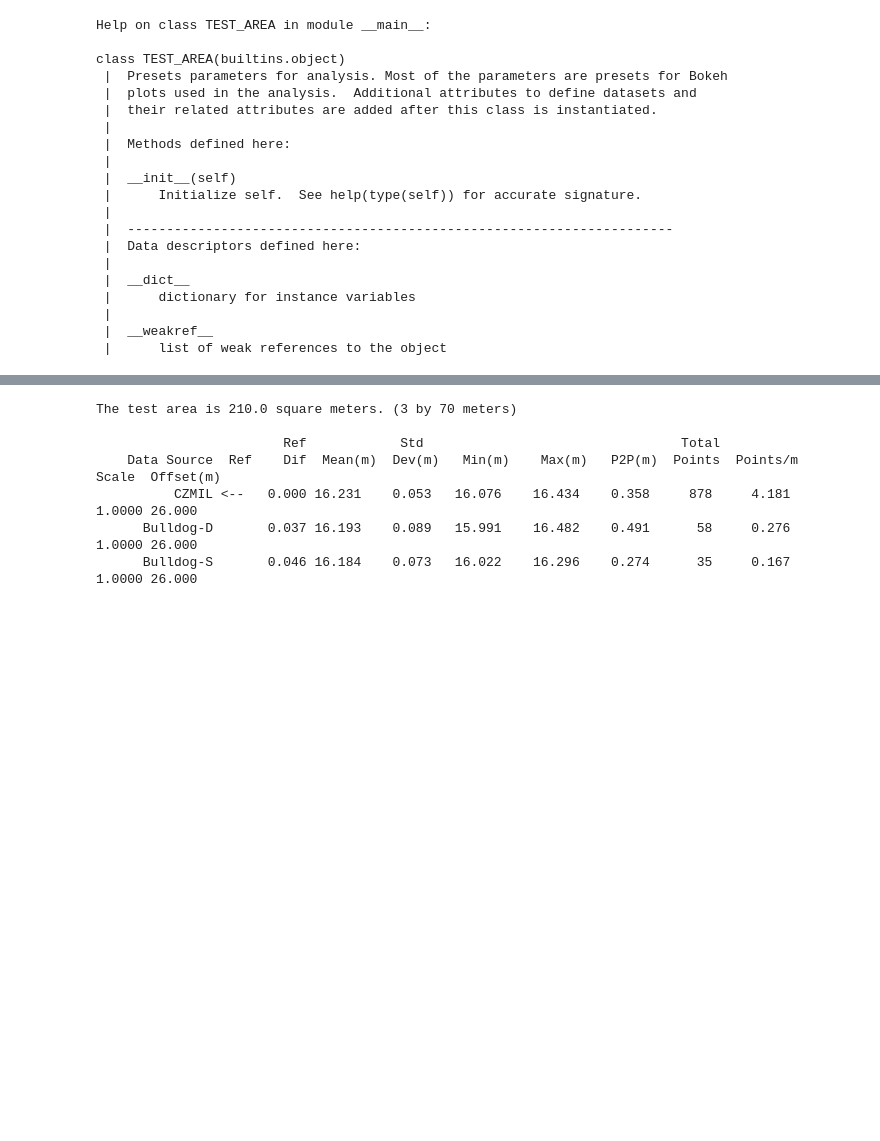
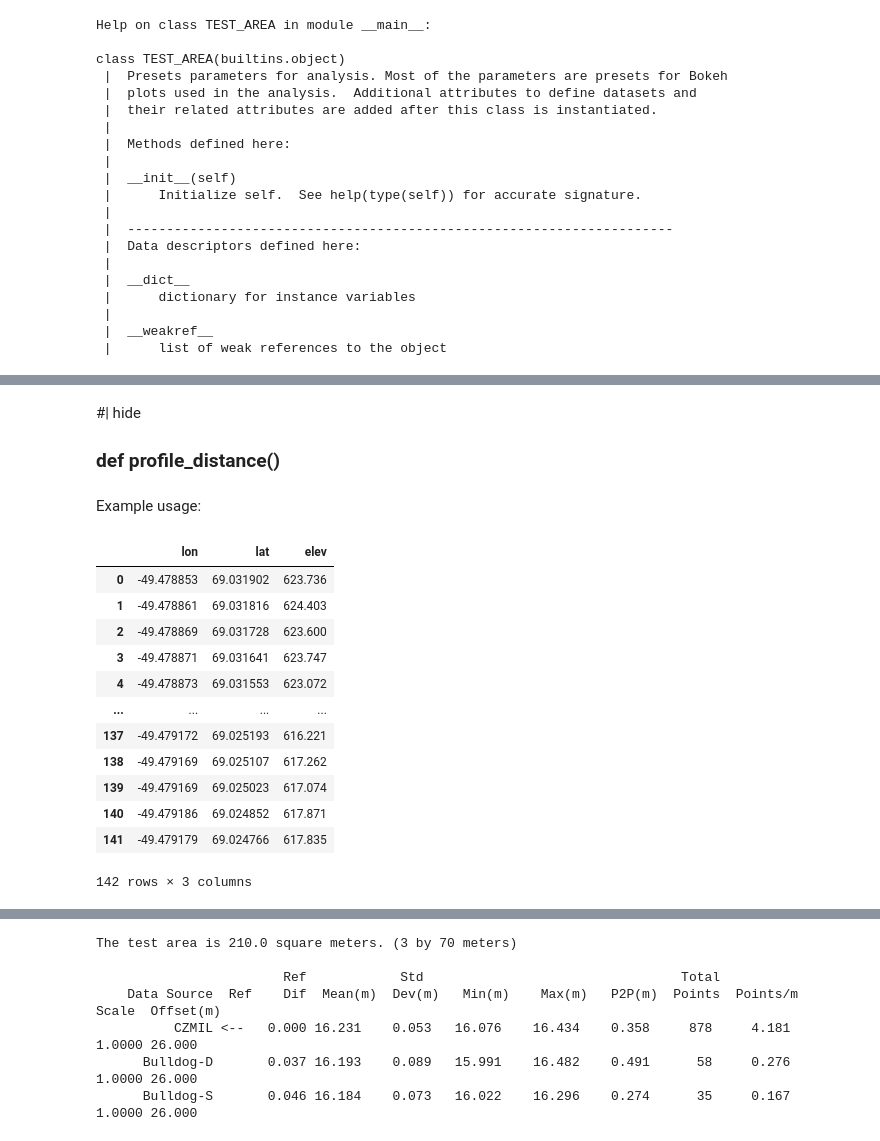
Before and after one commit to lidar532/lidar_review_tools, a Jupyter notebook: nbs/Lidar_tools.ipynb, the cells around one changed output, grey strips where cells are left out. Cells and saved outputs as stored; diff of their text form; code cells hidden in the pictures; blank space fills up the shorter version.

```diff
--- a/nbs/Lidar_tools.ipynb
+++ b/nbs/Lidar_tools.ipynb
@@ -221,3 +254,6 @@ def data(
         cls.ppm = 0.0;
     tdf.data_list.append( cls )
     #return cls
+# %% [markdown]
+#| hide
+### def profile_distance()
@@ -223,0 +280,2 @@ def data(
+# %% [markdown]
+Example usage:
@@ -223,0 +285,17 @@ def data(
+# %%
+atm = pd.read_csv(data_path+atm_file, names=["lon", "lat", "elev"])
+display(atm)
+# %% [output]
+|  | lon | lat | elev |
+| 0 | -49.478853 | 69.031902 | 623.736 |
+| 1 | -49.478861 | 69.031816 | 624.403 |
+| 2 | -49.478869 | 69.031728 | 623.600 |
+| 3 | -49.478871 | 69.031641 | 623.747 |
+| 4 | -49.478873 | 69.031553 | 623.072 |
+| ... | ... | ... | ... |
+| 137 | -49.479172 | 69.025193 | 616.221 |
+| 138 | -49.479169 | 69.025107 | 617.262 |
+| 139 | -49.479169 | 69.025023 | 617.074 |
+| 140 | -49.479186 | 69.024852 | 617.871 |
+| 141 | -49.479179 | 69.024766 | 617.835 |
+142 rows × 3 columns
```
Also changed, not shown: parts of 26 cells of this notebook, 11 other files.
